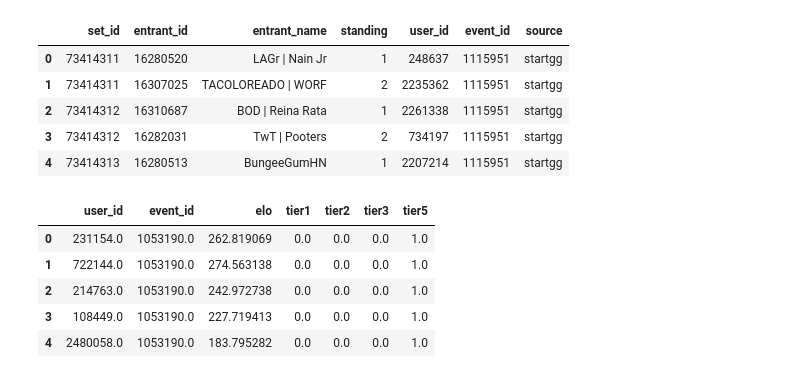
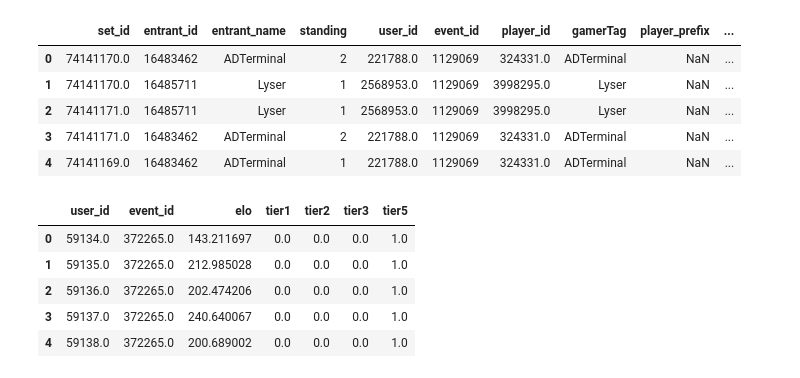
Before and after one commit to SarahEGood/sf6predictor, a Jupyter notebook: model_training.ipynb, the cells around one changed output. Saved outputs shown, nothing was run; the diff lists cells and outputs as text; code cells hidden in the pictures.

Commit message:
Input updated data to ML notebook

```diff
--- a/model_training.ipynb
+++ b/model_training.ipynb
@@ -2,22 +2,22 @@
 import pandas as pd
 import numpy as np
 # %%
-df = pd.read_csv('all_sets.csv')
+df = pd.read_csv('data\\all_sets.csv')
 df.head()
 # %% [output]
-|  | set_id | entrant_id | entrant_name | standing | user_id | event_id | source |
-| 0 | 73414311 | 16280520 | LAGr | Nain Jr | 1 | 248637 | 1115951 | startgg |
-| 1 | 73414311 | 16307025 | TACOLOREADO | WORF | 2 | 2235362 | 1115951 | startgg |
-| 2 | 73414312 | 16310687 | BOD | Reina Rata | 1 | 2261338 | 1115951 | startgg |
-| 3 | 73414312 | 16282031 | TwT | Pooters | 2 | 734197 | 1115951 | startgg |
-| 4 | 73414313 | 16280513 | BungeeGumHN | 1 | 2207214 | 1115951 | startgg |
+|  | set_id | entrant_id | entrant_name | standing | user_id | event_id | player_id | gamerTag | player_prefix | ... |
+| 0 | 74141170.0 | 16483462 | ADTerminal | 2 | 221788.0 | 1129069 | 324331.0 | ADTerminal | NaN | ... |
+| 1 | 74141170.0 | 16485711 | Lyser | 1 | 2568953.0 | 1129069 | 3998295.0 | Lyser | NaN | ... |
+| 2 | 74141171.0 | 16485711 | Lyser | 1 | 2568953.0 | 1129069 | 3998295.0 | Lyser | NaN | ... |
+| 3 | 74141171.0 | 16483462 | ADTerminal | 2 | 221788.0 | 1129069 | 324331.0 | ADTerminal | NaN | ... |
+| 4 | 74141169.0 | 16483462 | ADTerminal | 1 | 221788.0 | 1129069 | 324331.0 | ADTerminal | NaN | ... |
 # %%
-elo = pd.read_csv('elo_records.csv')
+elo = pd.read_csv('data\\elo_records.csv')
 elo.head()
 # %% [output]
 |  | user_id | event_id | elo | tier1 | tier2 | tier3 | tier5 |
-| 0 | 231154.0 | 1053190.0 | 262.819069 | 0.0 | 0.0 | 0.0 | 1.0 |
-| 1 | 722144.0 | 1053190.0 | 274.563138 | 0.0 | 0.0 | 0.0 | 1.0 |
-| 2 | 214763.0 | 1053190.0 | 242.972738 | 0.0 | 0.0 | 0.0 | 1.0 |
-| 3 | 108449.0 | 1053190.0 | 227.719413 | 0.0 | 0.0 | 0.0 | 1.0 |
-| 4 | 2480058.0 | 1053190.0 | 183.795282 | 0.0 | 0.0 | 0.0 | 1.0 |
+| 0 | 59134.0 | 372265.0 | 143.211697 | 0.0 | 0.0 | 0.0 | 1.0 |
+| 1 | 59135.0 | 372265.0 | 212.985028 | 0.0 | 0.0 | 0.0 | 1.0 |
+| 2 | 59136.0 | 372265.0 | 202.474206 | 0.0 | 0.0 | 0.0 | 1.0 |
+| 3 | 59137.0 | 372265.0 | 240.640067 | 0.0 | 0.0 | 0.0 | 1.0 |
+| 4 | 59138.0 | 372265.0 | 200.689002 | 0.0 | 0.0 | 0.0 | 1.0 |
```
Also changed, not shown: parts of 18 cells of this notebook.
